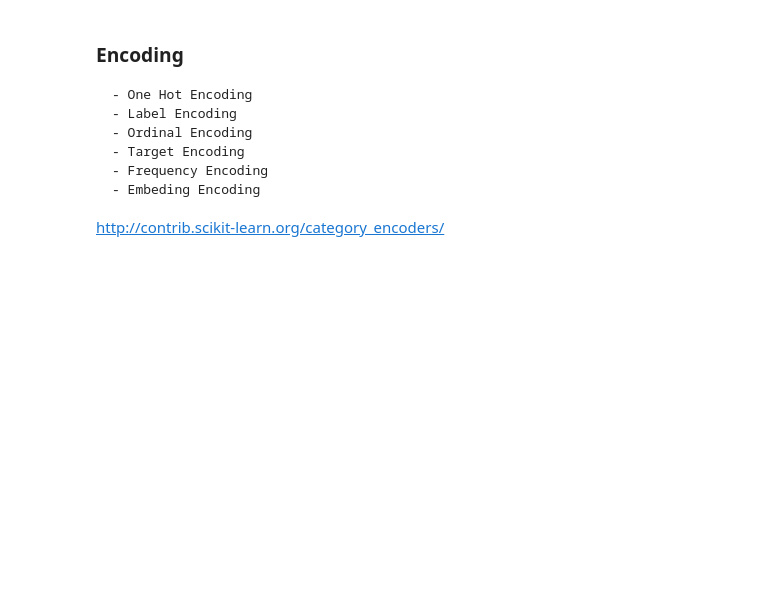
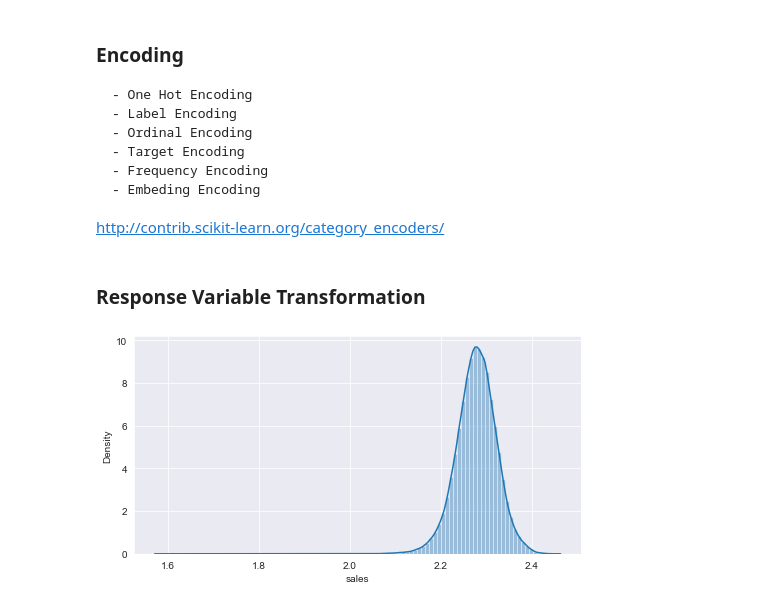
Before and after one commit to felipedmnq/Data-Science-T, a Jupyter notebook: Notebooks/Data_Science_T_M5_data_preparation.ipynb, the cells around one changed output. Cells and saved outputs as stored; diff of their text form; code cells hidden in the pictures; blank space fills up the shorter version.

```diff
--- a/Notebooks/Data_Science_T_M5_data_preparation.ipynb
+++ b/Notebooks/Data_Science_T_M5_data_preparation.ipynb
@@ -1591,0 +1587,7 @@ df5['assortment'] = df5['assortment'].map(assortment_dict)
+# %% [markdown]
+### Response Variable Transformation
+# %%
+plt.figure(figsize = (8, 4))
+ax = sns.distplot(df5.sales, bins  = 100)
+# %% [output]
+[figure, added]
```
Also changed, not shown: parts of 5 cells of this notebook.
